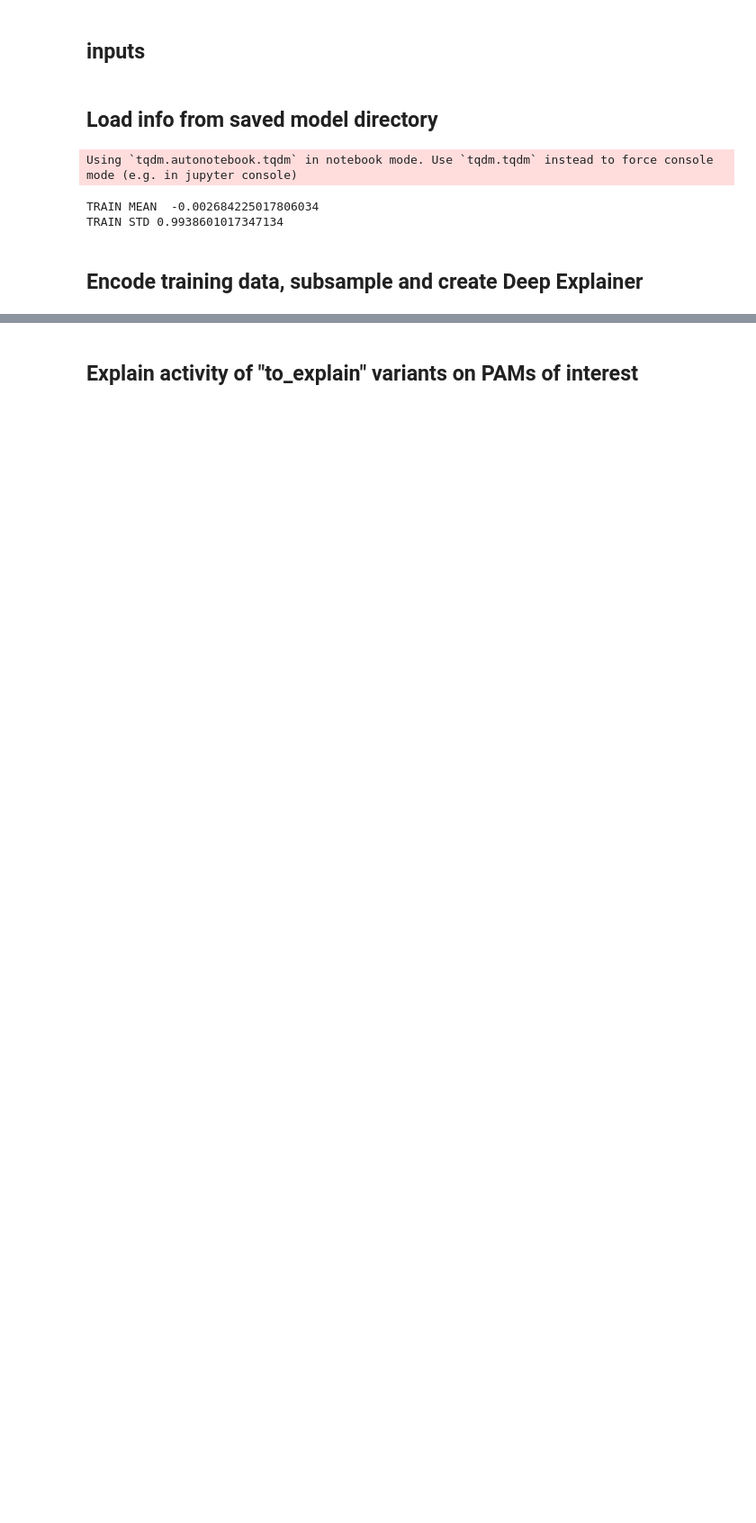
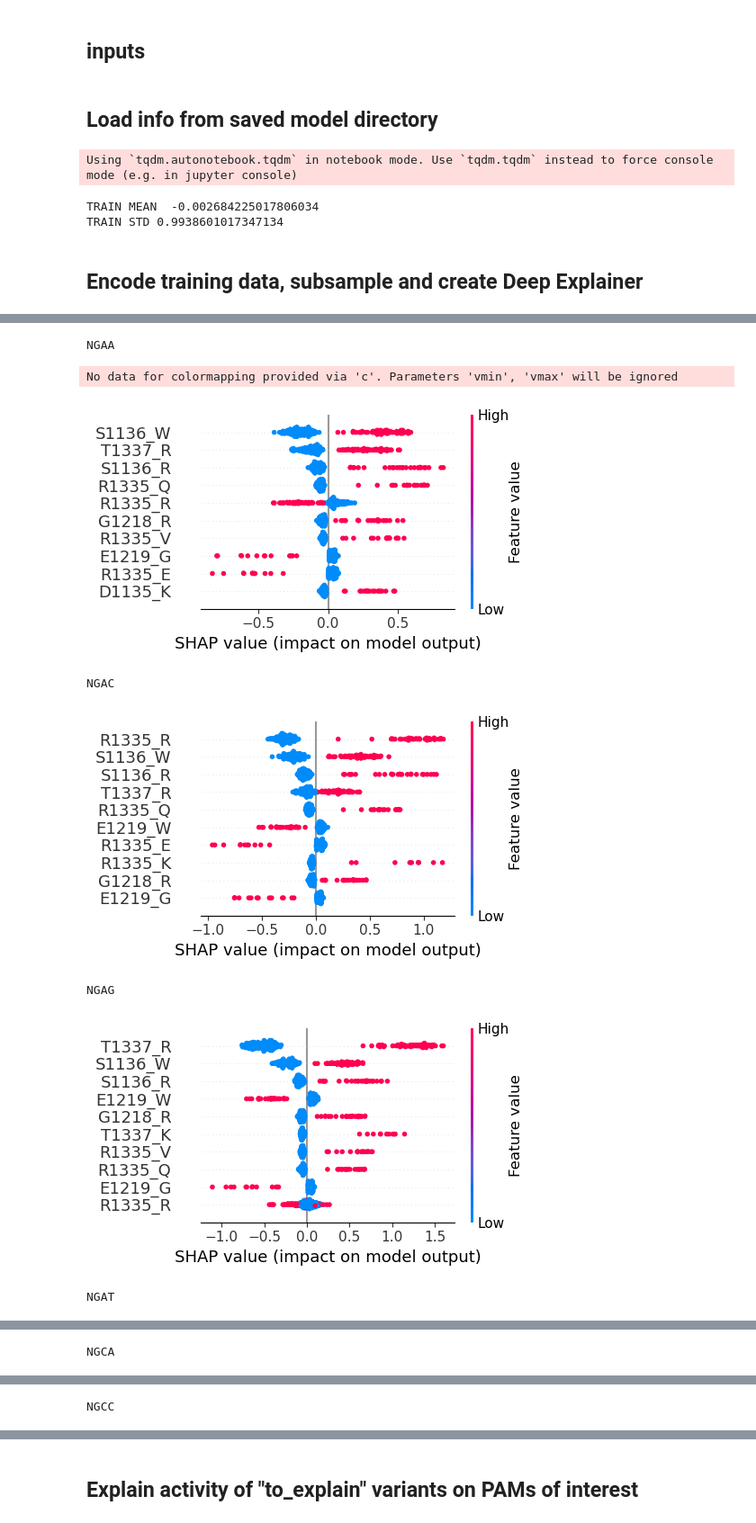
Before and after one commit to RachelSilverstein/PAMmla, a Jupyter notebook: SHAP_analysis_NN_DeepExplainer.ipynb, the cells around one changed output, grey strips where cells are left out. Shown at 90% size. Drawn from its saved outputs; the diff is of its cells as text; code cells hidden in the pictures; blank space fills up the shorter version.

```diff
--- a/SHAP_analysis_NN_DeepExplainer.ipynb
+++ b/SHAP_analysis_NN_DeepExplainer.ipynb
@@ -76,0 +80,37 @@ Your TensorFlow version is newer than 2.4.0 and so graph support has been remove
+# %%
+# beeswarm summary plots
+
+for pam in pams[32:48]:
+
+    pam_idx = pams.index(pam)
+
+    print(pam)
+    shap.summary_plot(shap_values_xsamp[pam_idx],
+                              plot_type="dot",
+                              max_display = 10,
+                              plot_size=[5,3],
+                              feature_names = feature_names,
+                              features = Xsamp)
+
+    if save_plots:
+                shap.summary_plot(shap_values_xsamp[pam_idx],
+                              plot_type="dot",
+                              max_display = 10,
+                              plot_size=[5,3],
+                              feature_names = feature_names,
+                              features = Xsamp,
+                              show=False)
+                p = plt.gcf()
+                if not os.path.isdir(output_dir):
+                    os.mkdir(output_dir)
+                p.savefig(output_dir + "/shap_beeswarm_%s.svg" % (str(pam)))
+                plt.clf()
+# %% [output]
+NGAA
+No data for colormapping provided via 'c'. Parameters 'vmin', 'vmax' will be ignored
+[figure, added]
+NGAC
+[figure, added]
+NGAG
+[figure, added]
+NGAT
@@ -76,0 +118 @@ Your TensorFlow version is newer than 2.4.0 and so graph support has been remove
+NGCA
@@ -76,0 +120 @@ Your TensorFlow version is newer than 2.4.0 and so graph support has been remove
+NGCC
```
Also changed, not shown: parts of 8 cells of this notebook, 2 other files.
